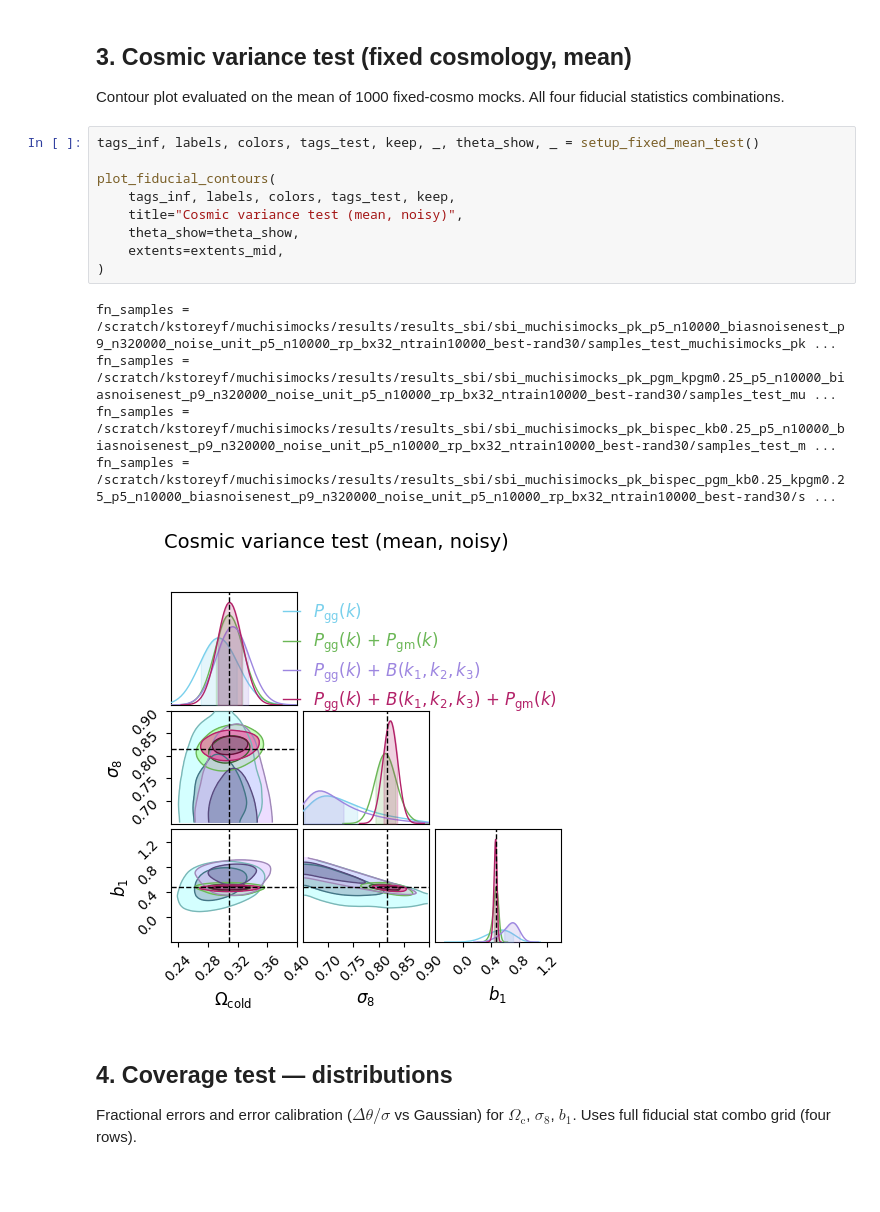
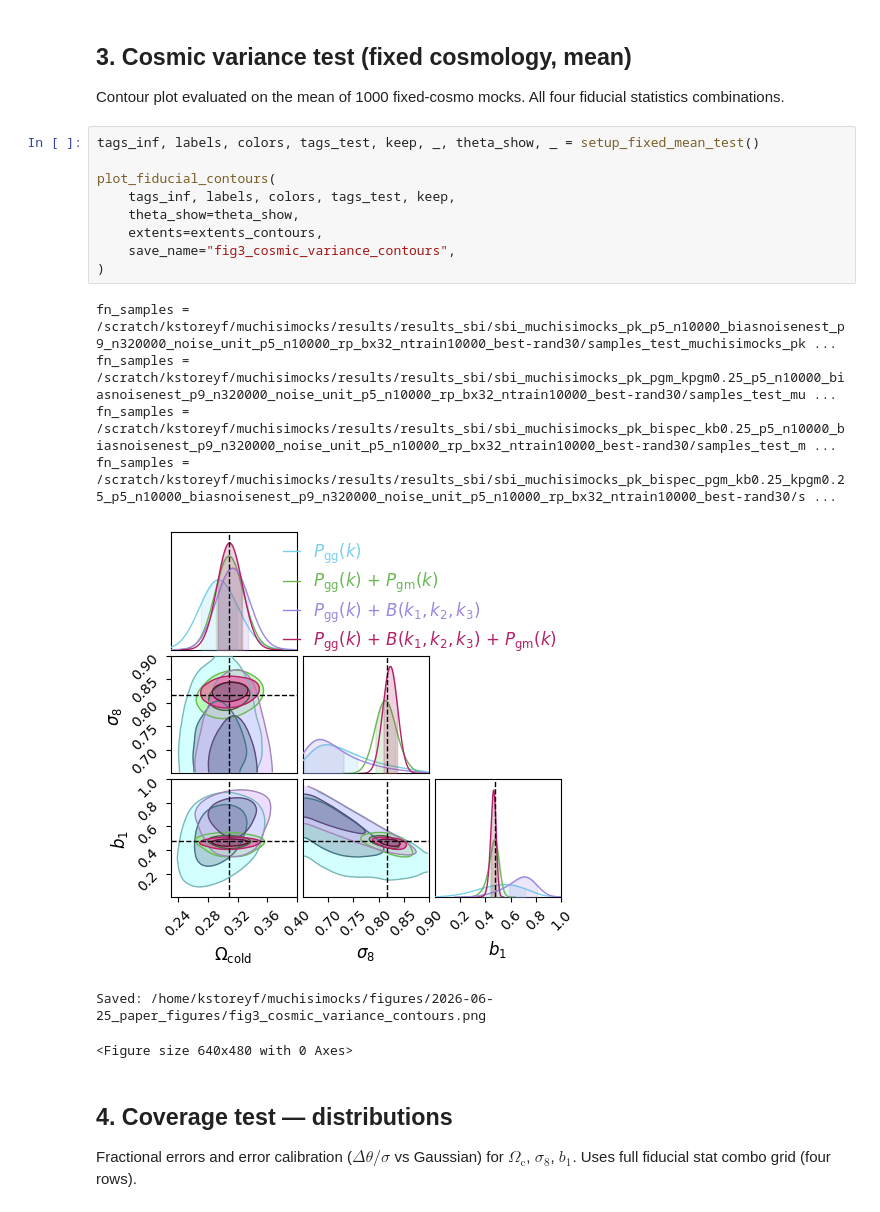
Before and after one commit to kstoreyf/muchisimocks, a Jupyter notebook: notebooks/2026-06-11_paper_figures.ipynb, the cells around one changed output. Saved outputs shown, nothing was run; the diff lists cells and outputs as text; blank space fills up the shorter version.

Commit message:
working on paper figs

```diff
--- a/notebooks/2026-06-11_paper_figures.ipynb
+++ b/notebooks/2026-06-11_paper_figures.ipynb
@@ -357,18 +364,20 @@ Contour plot evaluated on the mean of 1000 fixed-cosmo mocks. All four fiducial
 # %%
 tags_inf, labels, colors, tags_test, keep, _, theta_show, _ = setup_fixed_mean_test()
 
 plot_fiducial_contours(
     tags_inf, labels, colors, tags_test, keep,
-    title="Cosmic variance test (mean, noisy)",
     theta_show=theta_show,
-    extents=extents_mid,
+    extents=extents_contours,
+    save_name="fig3_cosmic_variance_contours",
 )
 # %% [output]
 fn_samples = /scratch/kstoreyf/muchisimocks/results/results_sbi/sbi_muchisimocks_pk_p5_n10000_biasnoisenest_p9_n320000_noise_unit_p5_n10000_rp_bx32_ntrain10000_best-rand30/samples_test_muchisimocks_pk ...
 fn_samples = /scratch/kstoreyf/muchisimocks/results/results_sbi/sbi_muchisimocks_pk_pgm_kpgm0.25_p5_n10000_biasnoisenest_p9_n320000_noise_unit_p5_n10000_rp_bx32_ntrain10000_best-rand30/samples_test_mu ...
 fn_samples = /scratch/kstoreyf/muchisimocks/results/results_sbi/sbi_muchisimocks_pk_bispec_kb0.25_p5_n10000_biasnoisenest_p9_n320000_noise_unit_p5_n10000_rp_bx32_ntrain10000_best-rand30/samples_test_m ...
 fn_samples = /scratch/kstoreyf/muchisimocks/results/results_sbi/sbi_muchisimocks_pk_bispec_pgm_kb0.25_kpgm0.25_p5_n10000_biasnoisenest_p9_n320000_noise_unit_p5_n10000_rp_bx32_ntrain10000_best-rand30/s ...
-[figure, old version]
+[figure, new version]
+Saved: /home/kstoreyf/muchisimocks/figures/2026-06-25_paper_figures/fig3_cosmic_variance_contours.png
+<Figure size 640x480 with 0 Axes>
 # %% [markdown]
 ## 4. Coverage test — distributions
 
```
Also changed, not shown: parts of 31 cells of this notebook, 11 other files.
